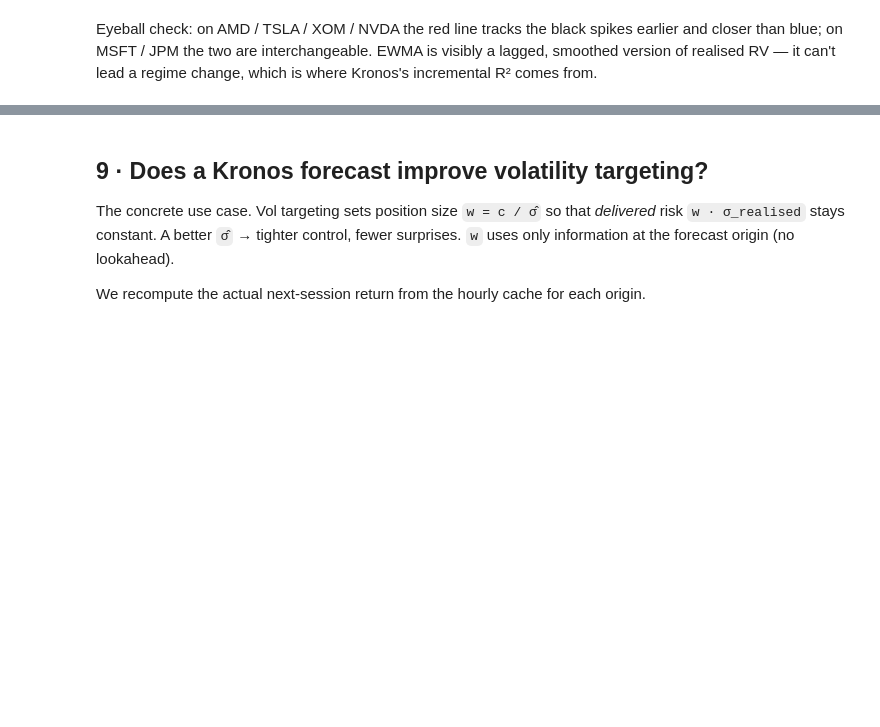
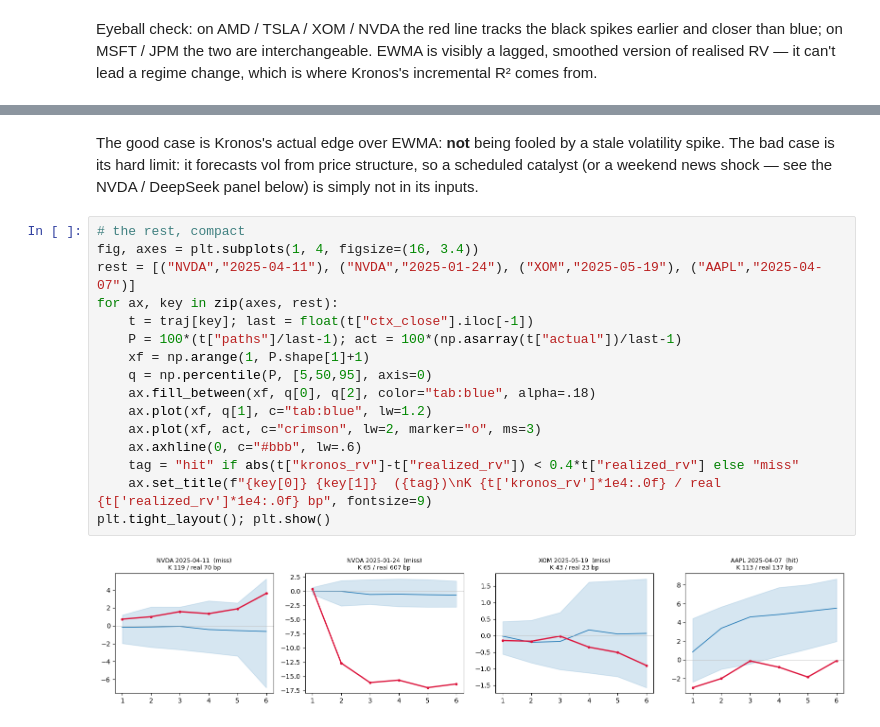
Before and after one commit to imanly97/kronos-evaluation, a Jupyter notebook: notebooks/probe_findings.ipynb, the cells around one changed output, grey strips where cells are left out. Cells and saved outputs as stored; diff of their text form; blank space fills up the shorter version.

```diff
--- a/notebooks/probe_findings.ipynb
+++ b/notebooks/probe_findings.ipynb
@@ -343,8 +364,23 @@ the crimson path breaks out of the envelope — the calibration gap from §1/§4
-# %% [markdown]
-## 9 · Does a Kronos forecast improve volatility targeting?
-
-The concrete use case. Vol targeting sets position size `w = c / σ̂` so that
-*delivered* risk `w · σ_realised` stays constant. A better `σ̂` → tighter control,
-fewer surprises. `w` uses only information at the forecast origin (no lookahead).
-
-We recompute the actual next-session return from the hourly cache for each origin.
+# %% [markdown]
+The good case is Kronos's actual edge over EWMA: **not** being fooled by
+a stale volatility spike. The bad case is its hard limit: it forecasts vol from
+price structure, so a scheduled catalyst (or a weekend news shock — see the NVDA
+/ DeepSeek panel below) is simply not in its inputs.
+# %%
+# the rest, compact
+fig, axes = plt.subplots(1, 4, figsize=(16, 3.4))
+rest = [("NVDA","2025-04-11"), ("NVDA","2025-01-24"), ("XOM","2025-05-19"), ("AAPL","2025-04-07")]
+for ax, key in zip(axes, rest):
+    t = traj[key]; last = float(t["ctx_close"].iloc[-1])
+    P = 100*(t["paths"]/last-1); act = 100*(np.asarray(t["actual"])/last-1)
+    xf = np.arange(1, P.shape[1]+1)
+    q = np.percentile(P, [5,50,95], axis=0)
+    ax.fill_between(xf, q[0], q[2], color="tab:blue", alpha=.18)
+    ax.plot(xf, q[1], c="tab:blue", lw=1.2)
+    ax.plot(xf, act, c="crimson", lw=2, marker="o", ms=3)
+    ax.axhline(0, c="#bbb", lw=.6)
+    tag = "hit" if abs(t["kronos_rv"]-t["realized_rv"]) < 0.4*t["realized_rv"] else "miss"
+    ax.set_title(f"{key[0]} {key[1]}  ({tag})\nK {t['kronos_rv']*1e4:.0f} / real {t['realized_rv']*1e4:.0f} bp", fontsize=9)
+plt.tight_layout(); plt.show()
+# %% [output]
+[figure, added]
```
Also changed, not shown: parts of 17 cells of this notebook, 4 other files.
